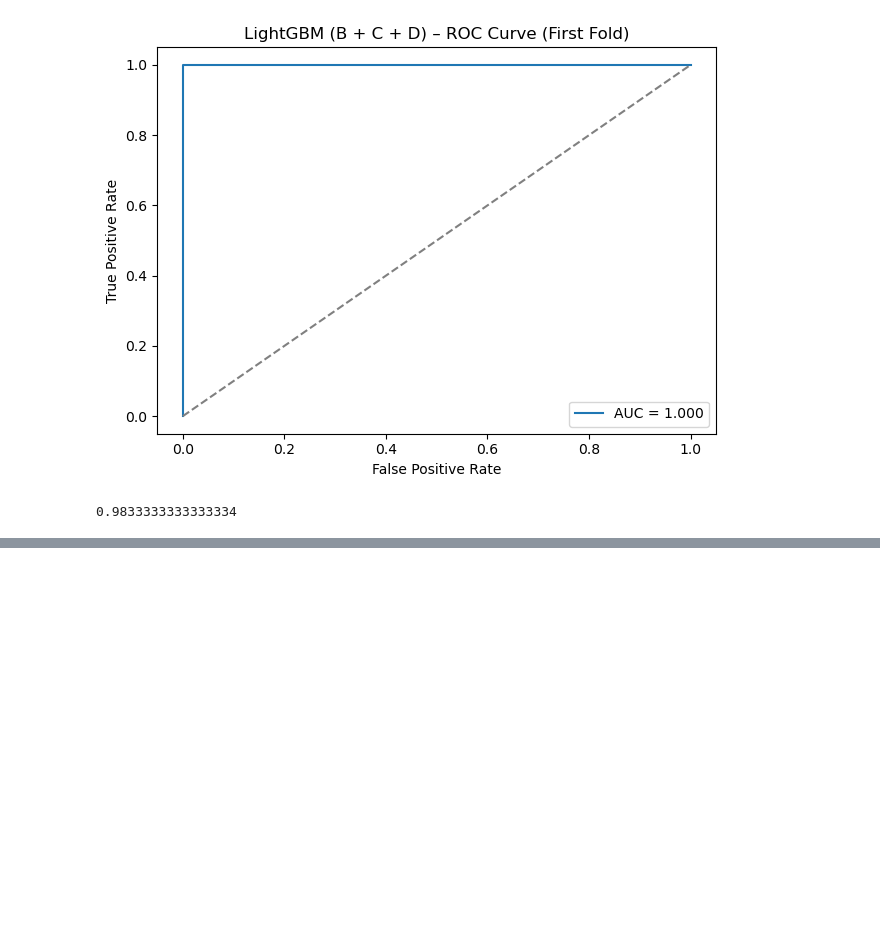
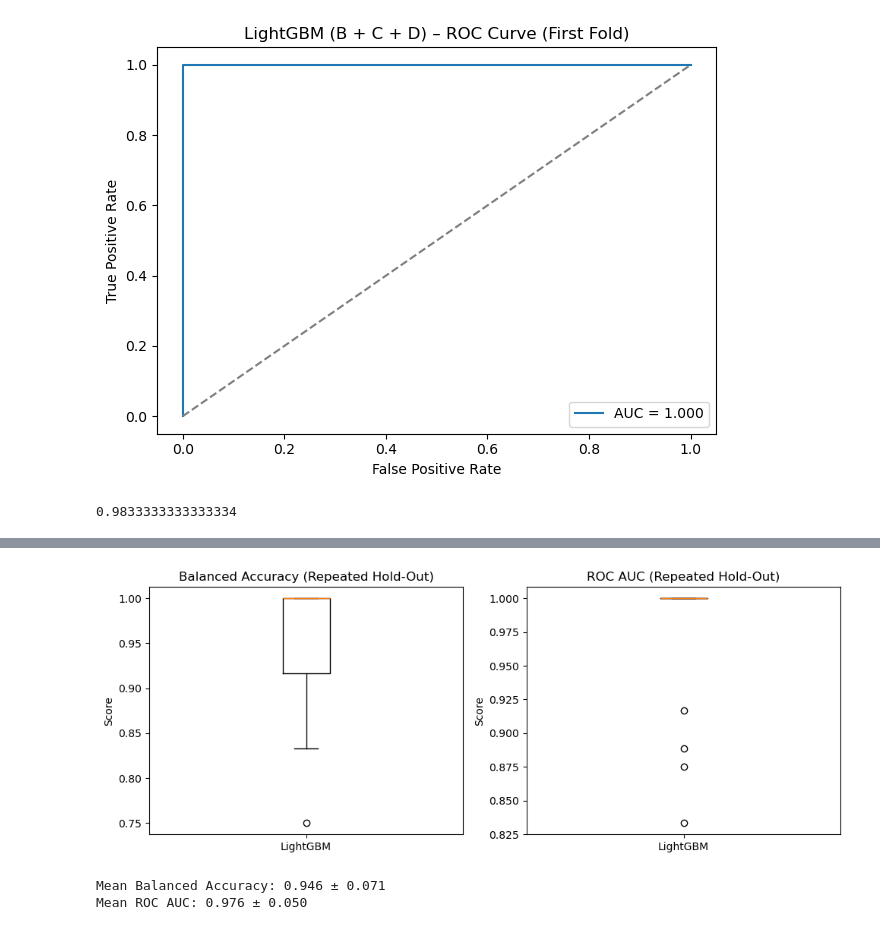
Before and after one commit to linalopes/creativity-in-vitro-eeg, a Jupyter notebook: notebooks/12_Lina_ses-03_task-sunimagery_ml-dl.ipynb, the cells around one changed output, grey strips where cells are left out. Saved outputs shown, nothing was run; the diff lists cells and outputs as text; code cells hidden in the pictures; blank space fills up the shorter version.

```diff
--- a/notebooks/12_Lina_ses-03_task-sunimagery_ml-dl.ipynb
+++ b/notebooks/12_Lina_ses-03_task-sunimagery_ml-dl.ipynb
@@ -2825,0 +2901,53 @@ evaluate_model(X_BCD_scaled, y_BCD, lgbm, model_name="LightGBM (B + C + D)")
+# %%
+from sklearn.model_selection import train_test_split
+from sklearn.metrics import balanced_accuracy_score, roc_auc_score
+import numpy as np
+import matplotlib.pyplot as plt
+
+# Parameters
+n_repeats = 20
+acc_list = []
+auc_list = []
+
+for seed in range(n_repeats):
+    # Hold-out split
+    X_train, X_test, y_train, y_test = train_test_split(
+        X_CD_scaled, y_CD, test_size=0.2, stratify=y_CD, random_state=seed
+    )
+
+    # Train model
+    model = LGBMClassifier(n_estimators=100, random_state=seed)
+    model.fit(X_train, y_train)
+
+    # Evaluate
+    y_pred = model.predict(X_test)
+    y_prob = model.predict_proba(X_test)[:, 1]
+
+    acc = balanced_accuracy_score(y_test, y_pred)
+    auc = roc_auc_score(y_test, y_prob)
+
+    acc_list.append(acc)
+    auc_list.append(auc)
+
+# --- Plotting ---
+plt.figure(figsize=(10, 4))
+plt.subplot(1, 2, 1)
+plt.boxplot(acc_list)
+plt.title("Balanced Accuracy (Repeated Hold-Out)")
+plt.ylabel("Score")
+plt.xticks([1], ["LightGBM"])
+
+plt.subplot(1, 2, 2)
+plt.boxplot(auc_list)
+plt.title("ROC AUC (Repeated Hold-Out)")
+plt.ylabel("Score")
+plt.xticks([1], ["LightGBM"])
+plt.tight_layout()
+plt.show()
+
+print(f"Mean Balanced Accuracy: {np.mean(acc_list):.3f} ± {np.std(acc_list):.3f}")
+print(f"Mean ROC AUC: {np.mean(auc_list):.3f} ± {np.std(auc_list):.3f}")
+# %% [output]
+[figure, added]
+Mean Balanced Accuracy: 0.946 ± 0.071
+Mean ROC AUC: 0.976 ± 0.050
```
Also changed, not shown: parts of 4 cells of this notebook.
